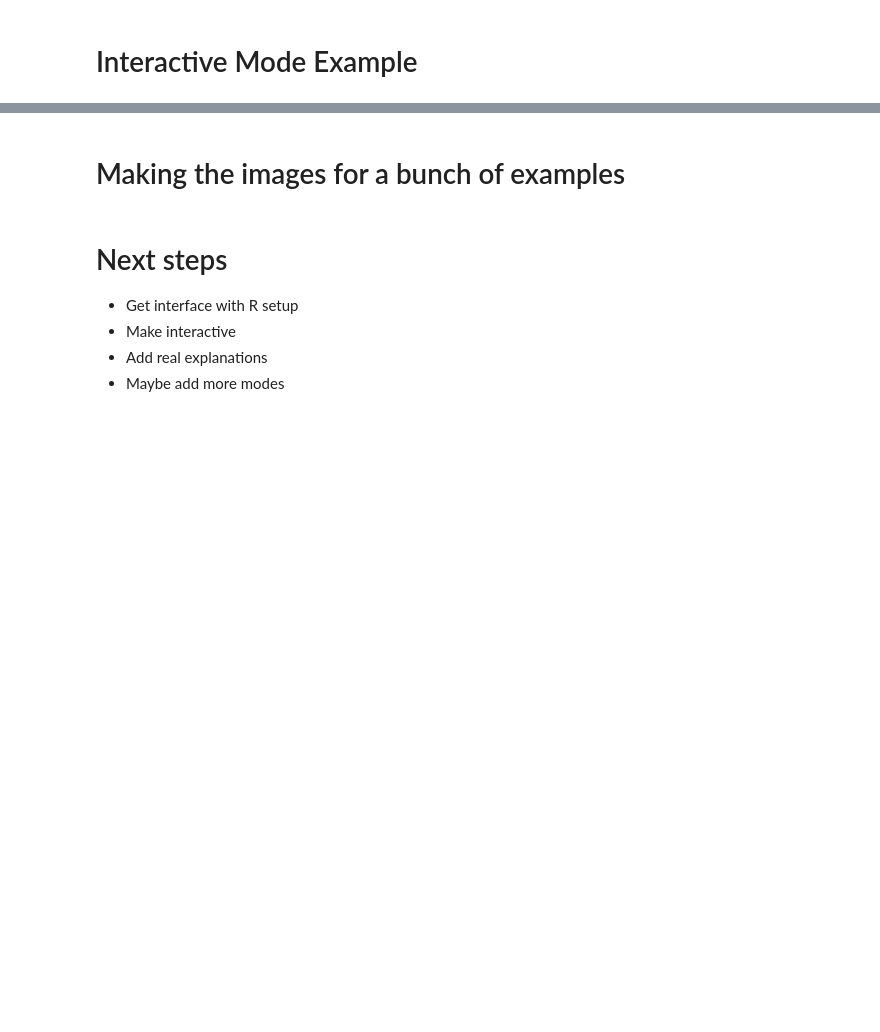
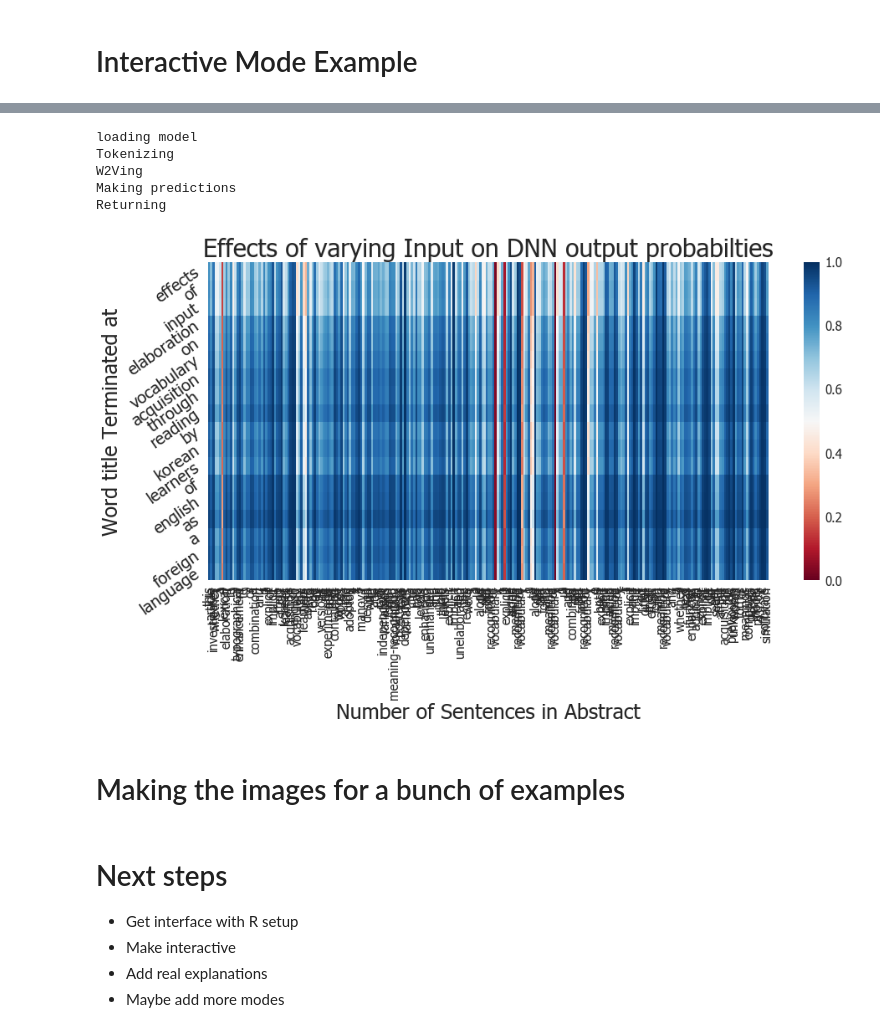
Before and after one commit to dataviz-sp18/fp-reid-mcilroy-young, a Jupyter notebook: Presentation.ipynb, the cells around one changed output, grey strips where cells are left out. Saved outputs shown, nothing was run; the diff lists cells and outputs as text; code cells hidden in the pictures; blank space fills up the shorter version.

```diff
--- a/Presentation.ipynb
+++ b/Presentation.ipynb
@@ -229,8 +222,15 @@ print(float(pred['probPos']))
 # %%
-predA = makeVaryingArray(exampleDict, Net, w2v)
+predC = simple_id.makeVarArray(title3, abstract3,w2vPath, modelFname)
 fig, ax = plt.subplots(figsize = (15, 7))
-seaborn.heatmap(predA, ax = ax, vmin=0, vmax=1, cmap='RdBu')
+seaborn.heatmap(predC, ax = ax, vmin=0, vmax=1, cmap='RdBu')
 ax.set_xlabel('Number of Sentences in Abstract')
 ax.set_ylabel('Word title Terminated at')
 ax.set_yticklabels(reversed(exampleDict['title_tokens']),rotation = 35, fontsize = 20)
 ax.set_title("Effects of varying Input on DNN output probabilties");
+# %% [output]
+loading model
+Tokenizing
+W2Ving
+Making predictions
+Returning
+[figure, added]
```
Also changed, not shown: parts of 32 cells of this notebook, 8 other files.
